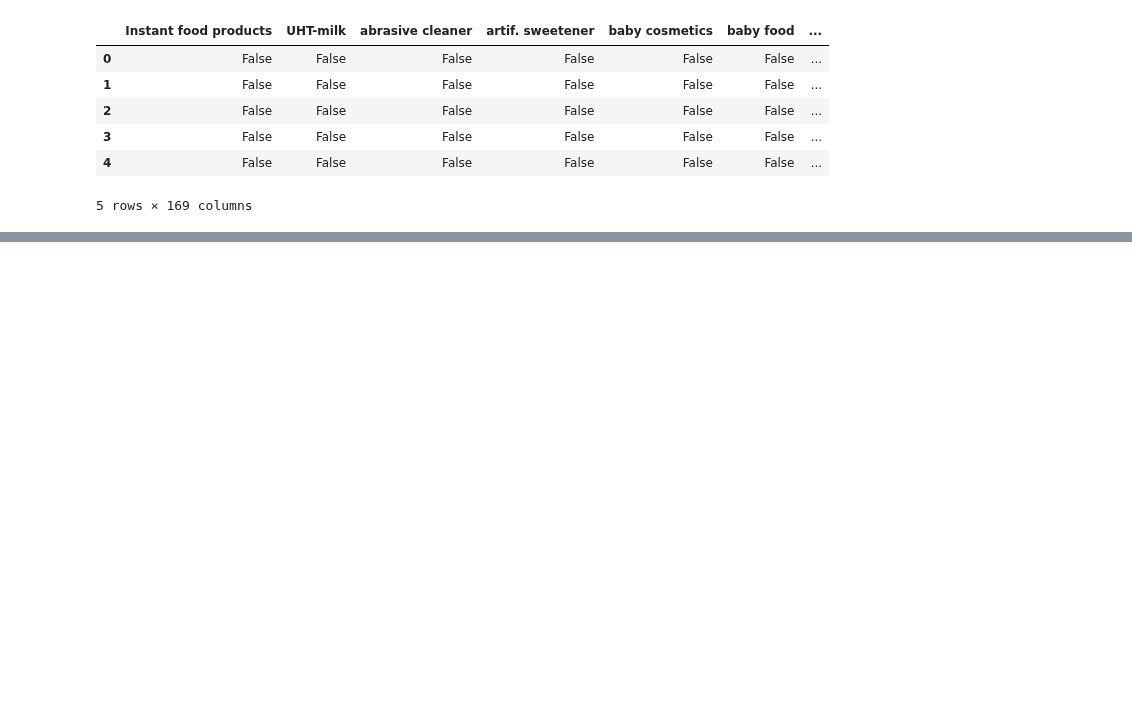
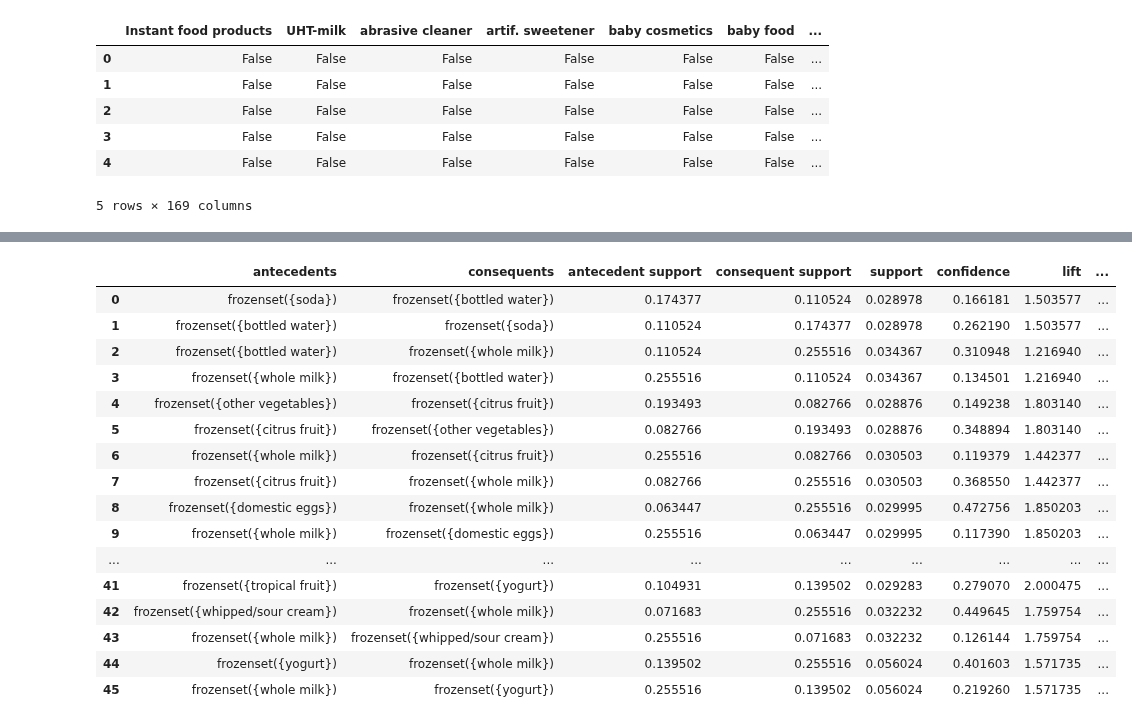
Before and after one commit to kailiwheeler/dsa425, a Jupyter notebook: projects/market basket/groceries_template.ipynb, the cells around one changed output, grey strips where cells are left out. Cells and saved outputs as stored; diff of their text form; code cells hidden in the pictures; blank space fills up the shorter version.

Commit message:
market basket

```diff
--- a/projects/market basket/groceries_template.ipynb
+++ b/projects/market basket/groceries_template.ipynb
@@ -42,3 +46,8 @@ market_basket.head()
 | 3 | False | False | False | False | False | False | ... |
 | 4 | False | False | False | False | False | False | ... |
 5 rows × 169 columns
+# %%
+# call apriori function and pass minimum support here  - this determines the number of times in total number of transaction that item was present.
+frequent_itemsets = apriori(market_basket, min_support=0.028, use_colnames=True)
+# it will generate frequent itemsets using two step approach
+frequent_itemsets
@@ -44,0 +68,21 @@ market_basket.head()
+# %%
+rules_mlxtend = association_rules(frequent_itemsets, metric="lift", min_threshold=1)
+rules_mlxtend
+# %% [output]
+|  | antecedents | consequents | antecedent support | consequent support | support | confidence | lift | ... |
+| 0 | frozenset({soda}) | frozenset({bottled water}) | 0.174377 | 0.110524 | 0.028978 | 0.166181 | 1.503577 | ... |
+| 1 | frozenset({bottled water}) | frozenset({soda}) | 0.110524 | 0.174377 | 0.028978 | 0.262190 | 1.503577 | ... |
+| 2 | frozenset({bottled water}) | frozenset({whole milk}) | 0.110524 | 0.255516 | 0.034367 | 0.310948 | 1.216940 | ... |
+| 3 | frozenset({whole milk}) | frozenset({bottled water}) | 0.255516 | 0.110524 | 0.034367 | 0.134501 | 1.216940 | ... |
+| 4 | frozenset({other vegetables}) | frozenset({citrus fruit}) | 0.193493 | 0.082766 | 0.028876 | 0.149238 | 1.803140 | ... |
+| 5 | frozenset({citrus fruit}) | frozenset({other vegetables}) | 0.082766 | 0.193493 | 0.028876 | 0.348894 | 1.803140 | ... |
+| 6 | frozenset({whole milk}) | frozenset({citrus fruit}) | 0.255516 | 0.082766 | 0.030503 | 0.119379 | 1.442377 | ... |
+| 7 | frozenset({citrus fruit}) | frozenset({whole milk}) | 0.082766 | 0.255516 | 0.030503 | 0.368550 | 1.442377 | ... |
+| 8 | frozenset({domestic eggs}) | frozenset({whole milk}) | 0.063447 | 0.255516 | 0.029995 | 0.472756 | 1.850203 | ... |
+| 9 | frozenset({whole milk}) | frozenset({domestic eggs}) | 0.255516 | 0.063447 | 0.029995 | 0.117390 | 1.850203 | ... |
+| ... | ... | ... | ... | ... | ... | ... | ... | ... |
+| 41 | frozenset({tropical fruit}) | frozenset({yogurt}) | 0.104931 | 0.139502 | 0.029283 | 0.279070 | 2.000475 | ... |
+| 42 | frozenset({whipped/sour cream}) | frozenset({whole milk}) | 0.071683 | 0.255516 | 0.032232 | 0.449645 | 1.759754 | ... |
+| 43 | frozenset({whole milk}) | frozenset({whipped/sour cream}) | 0.255516 | 0.071683 | 0.032232 | 0.126144 | 1.759754 | ... |
+| 44 | frozenset({yogurt}) | frozenset({whole milk}) | 0.139502 | 0.255516 | 0.056024 | 0.401603 | 1.571735 | ... |
+| 45 | frozenset({whole milk}) | frozenset({yogurt}) | 0.255516 | 0.139502 | 0.056024 | 0.219260 | 1.571735 | ... |
```
Also changed, not shown: parts of 3 cells of this notebook, 2 other files.
